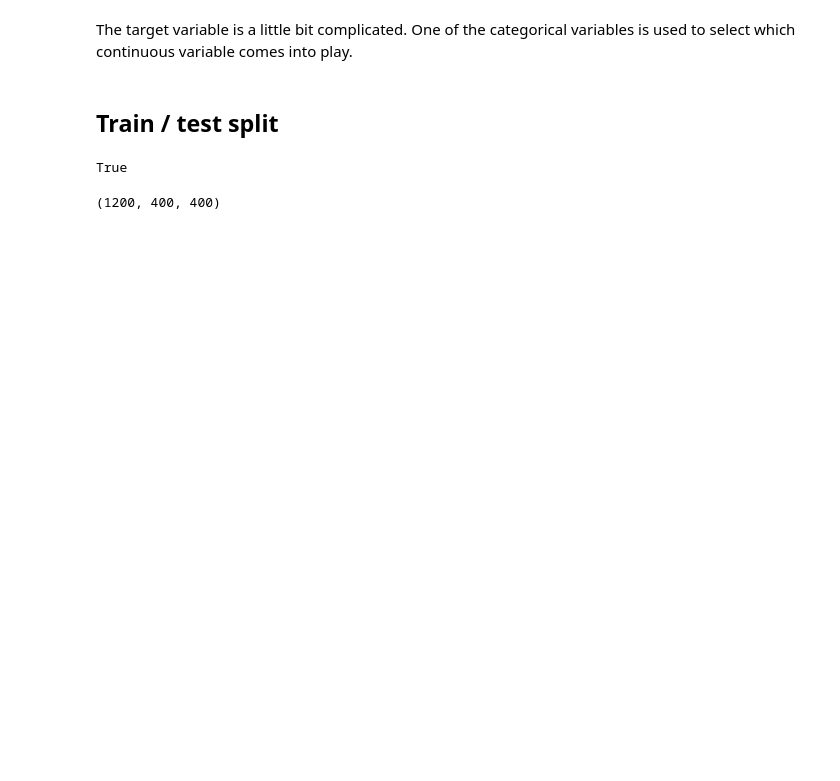
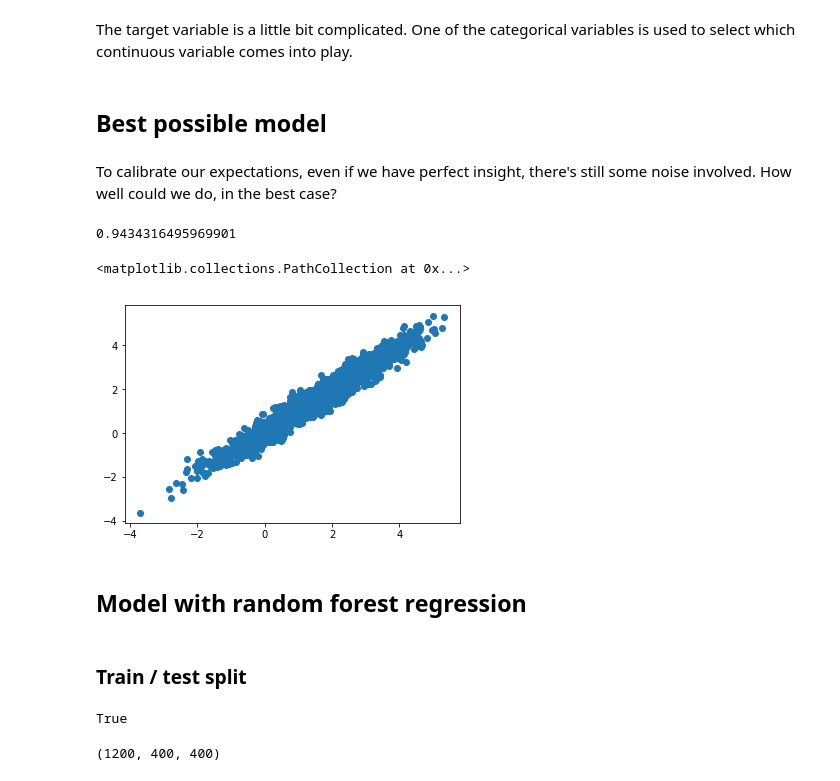
Before and after one commit to cbare/Etudes, a Jupyter notebook: notebooks/random_forest_regression_example.ipynb, the cells around one changed output. Drawn from its saved outputs; the diff is of its cells as text; code cells hidden in the pictures; blank space fills up the shorter version.

```diff
--- a/notebooks/random_forest_regression_example.ipynb
+++ b/notebooks/random_forest_regression_example.ipynb
@@ -40,5 +40,21 @@ y = df.a*df.f_a + df.b*df.f_b + df.c*df.f_c + 3*df.d + np.random.normal(size=n)
+# %% [markdown]
+## Best possible model
+# %% [markdown]
+To calibrate our expectations, even if we have perfect insight, there's still some noise involved. How well could we do, in the best case?
+# %%
+y_pred = df.a*df.f_a + df.b*df.f_b + df.c*df.f_c + 3*df.d
+r2_score(y, y_pred)
+# %% [output]
+0.9434316495969901
+# %%
+plt.scatter(y, y_pred)
+# %% [output]
+<matplotlib.collections.PathCollection at 0x...>
+[figure, added]
+# %% [markdown]
+## Model with random forest regression
 # %% [markdown]
-## Train / test split
+### Train / test split
 # %%
 i = np.random.choice((1,2,3), size=n, replace=True, p=(3/5,1/5,1/5))
 # %%
```
Also changed, not shown: parts of 33 cells of this notebook.
